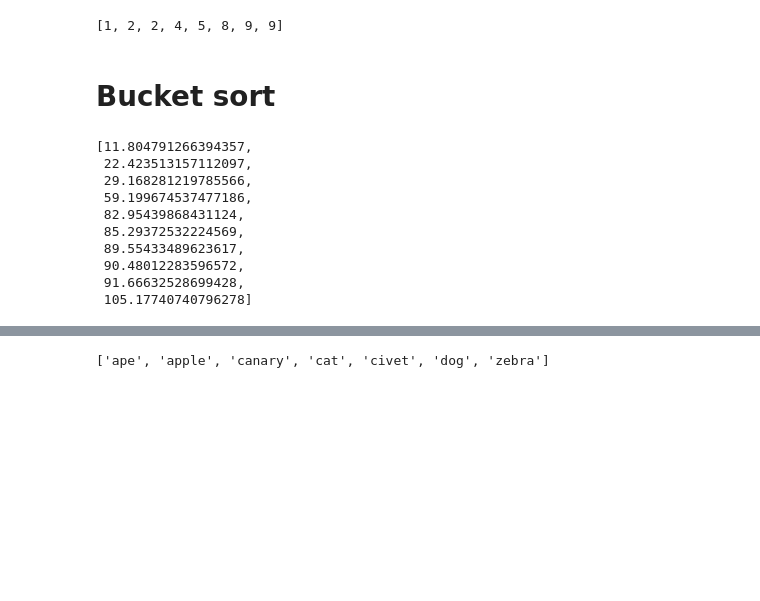
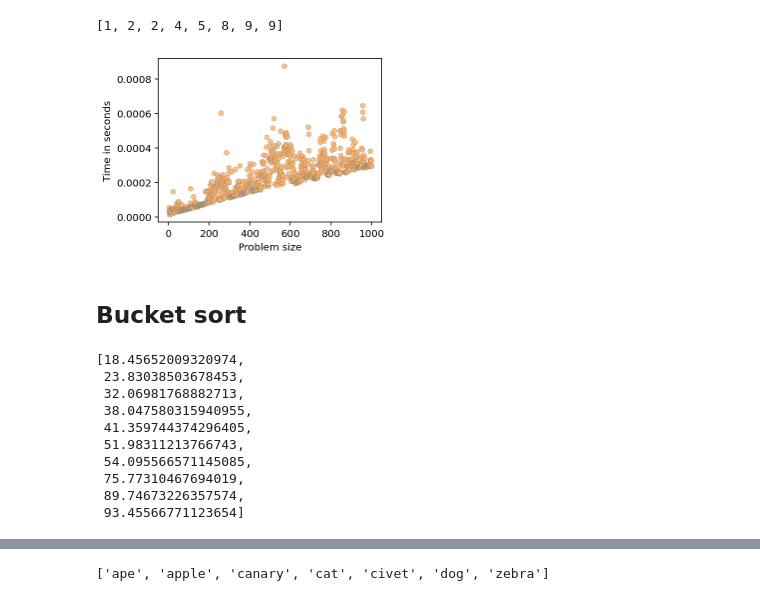
Before and after one commit to parrt/msds689, a Jupyter notebook: notes/sorting.ipynb, the cells around one changed output, grey strips where cells are left out. Saved outputs shown, nothing was run; the diff lists cells and outputs as text; code cells hidden in the pictures; blank space fills up the shorter version.

```diff
--- a/notes/sorting.ipynb
+++ b/notes/sorting.ipynb
@@ -100,12 +140,17 @@ A = [9,1,4,2,8,2,9,5]
 psort(A)
 # %% [output]
 [1, 2, 2, 4, 5, 8, 9, 9]
+# %%
+A = np.random.randint(1,100,1000)
+showtime(psort, A)
+# %% [output]
+[figure, added]
 # %% [markdown]
-# Bucket sort
+## Bucket sort
 # %%
 import numpy as np
 
-def bsort(A:list, nbuckets) -> list:
+def bsort(A:list, nbuckets=5) -> list:
     mx = max(A)
     buckets = []
     max_bucket_idx = nbuckets+1
@@ -124,13 +169,13 @@ def bsort(A:list, nbuckets) -> list:
 A = np.random.random(size=10) * 100 + 10
 bsort(A, 5)
 # %% [output]
-[11.804791266394357,
- 22.423513157112097,
- 29.168281219785566,
- 59.199674537477186,
- 82.95439868431124,
- 85.29372532224569,
- 89.55433489623617,
- 90.48012283596572,
- 91.66632528699428,
- 105.17740740796278]
+[18.45652009320974,
+ 23.83038503678453,
+ 32.06981768882713,
+ 38.047580315940955,
+ 41.359744374296405,
+ 51.98311213766743,
+ 54.095566571145085,
+ 75.77310467694019,
+ 89.74673226357574,
+ 93.45566771123654]
```
Also changed, not shown: parts of 13 cells of this notebook, 4 other files.
